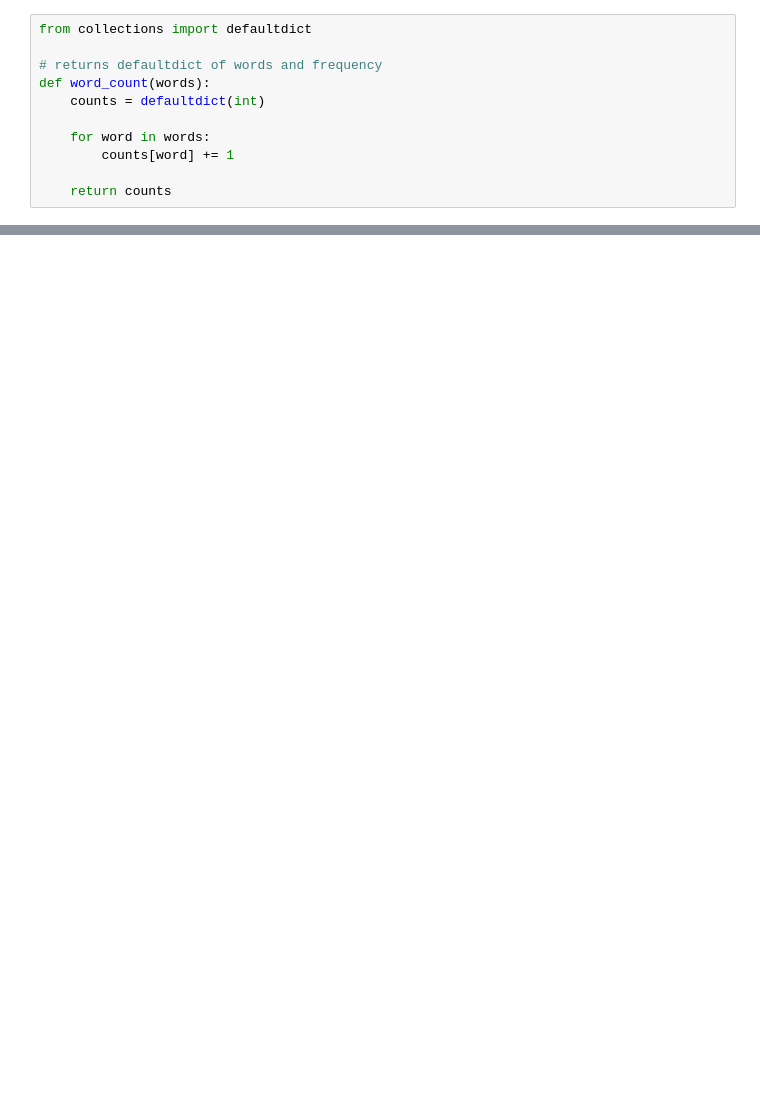
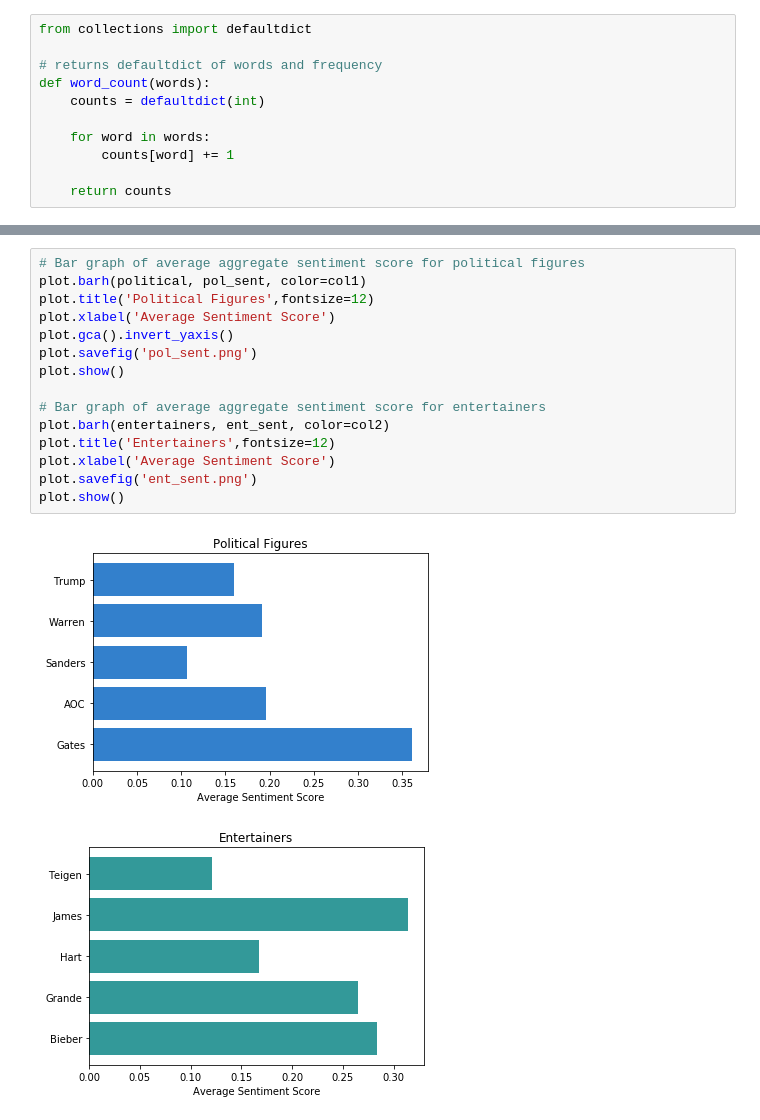
Before and after one commit to nnevinch/Tweet_Generation_NN, a Jupyter notebook: TextAnalysis.ipynb, the cells around one changed output, grey strips where cells are left out. Drawn from its saved outputs; the diff is of its cells as text; blank space fills up the shorter version.

```diff
--- a/TextAnalysis.ipynb
+++ b/TextAnalysis.ipynb
@@ -192,3 +211,21 @@ Bieber
+# %%
+# Bar graph of average aggregate sentiment score for political figures
+plot.barh(political, pol_sent, color=col1)
+plot.title('Political Figures',fontsize=12)
+plot.xlabel('Average Sentiment Score')
+plot.gca().invert_yaxis()
+plot.savefig('pol_sent.png')
+plot.show()
+
+# Bar graph of average aggregate sentiment score for entertainers
+plot.barh(entertainers, ent_sent, color=col2)
+plot.title('Entertainers',fontsize=12)
+plot.xlabel('Average Sentiment Score')
+plot.savefig('ent_sent.png')
+plot.show()
+# %% [output]
+[figure, added]
+[figure, added]
 # %%
 # Cleans txt files of network-generated tweets: remove punctuation and stopwords (as defined by nltk)
 def clean_txt(name):
```
Also changed, not shown: parts of 13 cells of this notebook, 4 other files.
